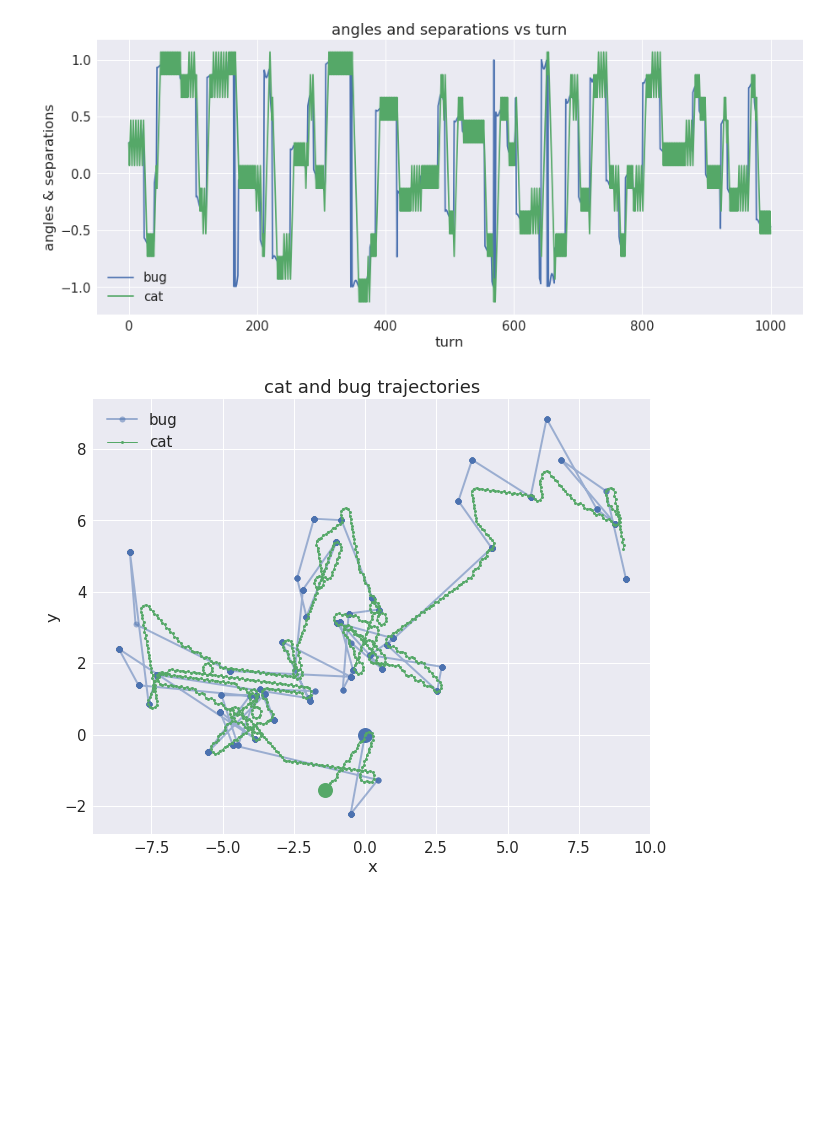
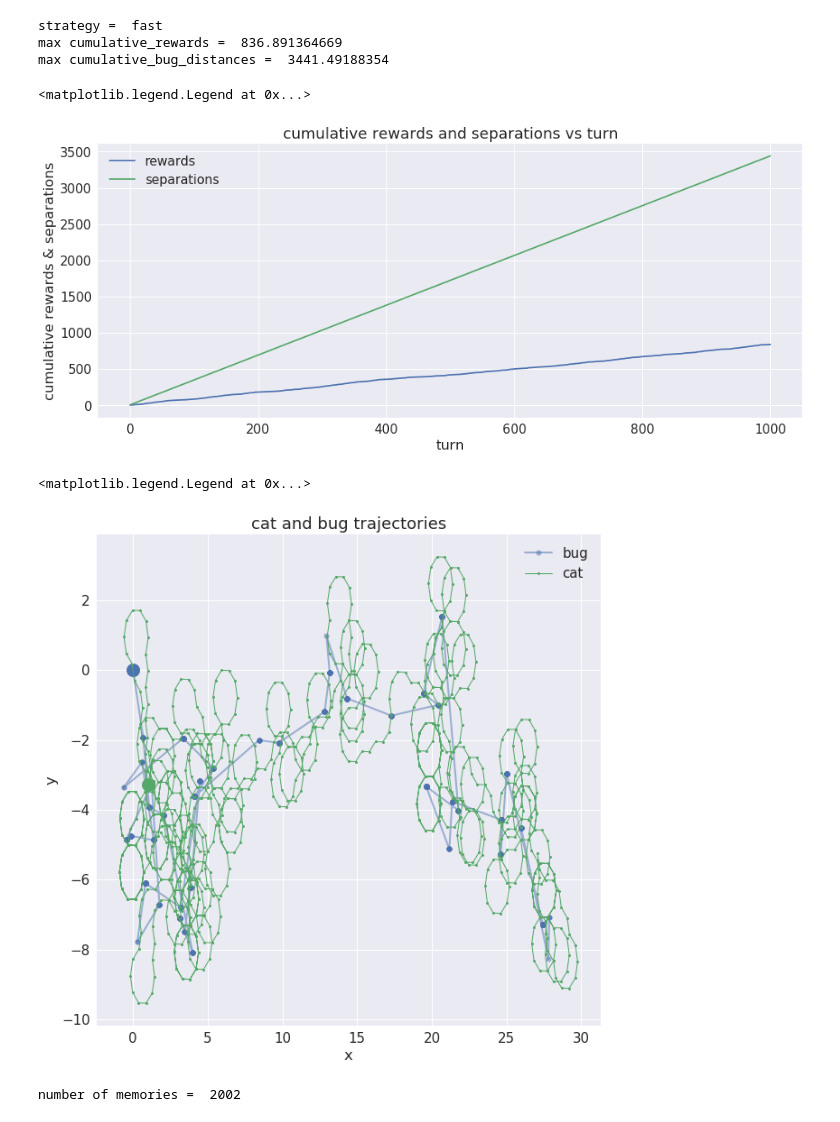
Before and after one commit to joehahn/dl, a Jupyter notebook: hopper/hopper.ipynb, the cells around one changed output. Cells and saved outputs as stored; diff of their text form; code cells hidden in the pictures; blank space fills up the shorter version.

```diff
--- a/hopper/hopper.ipynb
+++ b/hopper/hopper.ipynb
@@ -66,37 +94,62 @@ plt.savefig('figs/rewards.png')
+# %%
+#play one game, fast cat
+strategy = 'fast'
+memories = play_game(environment, strategy)
+cat, bug, rewards, bug_distances, bug_direction_angles, cat_direction_angles, turns = memories2arrays(memories)
+cumulative_rewards = rewards.cumsum()
+cumulative_bug_distances = bug_distances.cumsum()
+memories_fast = memories
+print 'strategy = ', strategy
+print 'max cumulative_rewards = ', cumulative_rewards.max()
+print 'max cumulative_bug_distances = ', cumulative_bug_distances.max()
+# %% [output]
+strategy =  fast
+max cumulative_rewards =  836.891364669
+max cumulative_bug_distances =  3441.49188354
 # %%
-#plot bug and cat direction angles vs turn
+#plot cumulative rewards and separations vs turn
 fig, ax = plt.subplots(1,1, figsize=(15, 6))
 xp = turns
-yp = bug_direction_angles/np.pi
-ax.plot(xp, yp, label='bug')
-yp = cat_direction_angles/np.pi
-ax.plot(xp, yp, label='cat')
-ax.set_title('angles and separations vs turn')
-ax.set_ylabel('angles & separations')
+yp = cumulative_rewards
+ax.plot(xp, yp, label='rewards')
+yp = cumulative_bug_distances
+ax.plot(xp, yp, label='separations')
+ax.set_title('cumulative rewards and separations vs turn')
+ax.set_ylabel('cumulative rewards & separations')
 ax.set_xlabel('turn')
 plt.legend()
-plt.savefig('figs/angles.png')
 # %% [output]
+<matplotlib.legend.Legend at 0x...>
-[figure, old version]
+[figure, new version]
 # %%
-#plot separations and rewards vs turn
-fig, ax = plt.subplots(1,1, figsize=(10, 8))
+#plot cat and bug trajectories
+fig, ax = plt.subplots(1,1, figsize=(10, 10))
 xp = bug[:,0]
 yp1 = bug[:,1]
 colors=sns.color_palette()
 ax.plot(xp, yp1, marker='o', markersize=6, linewidth=2, alpha=0.5, color=colors[0], label='bug')
 ax.plot(xp[0], yp1[0], marker='o', markersize=15, color=colors[0])
 xp = cat[:,0]
 yp2 = cat[:,1]
 ax.plot(xp, yp2, marker='o', markersize=3, linestyle='-', linewidth=1, color=colors[1], label='cat')
 ax.plot(xp[0], yp2[0], marker='o', markersize=15, color=colors[1])
 ax.set_title('cat and bug trajectories')
 ax.set_ylabel('y')
 ax.set_xlabel('x')
 ax.legend()
-plt.savefig('figs/xy.png')
 # %% [output]
+<matplotlib.legend.Legend at 0x...>
-[figure, old version]
+[figure, new version]
+# %%
+#use memories of previous runs, to initialize the training
+memories = deque(maxlen=len(memories_slow) + len(memories_fast))
+for memory in memories_slow:
+    memories.append(memory)
+for memory in memories_fast:
+    memories.append(memory)
+print 'number of memories = ', len(memories)
+# %% [output]
+number of memories =  2002
 # %%
 #build neural network model
 state_vector = state2vector(state)
```
Also changed, not shown: parts of 11 cells of this notebook, 2 other files.
